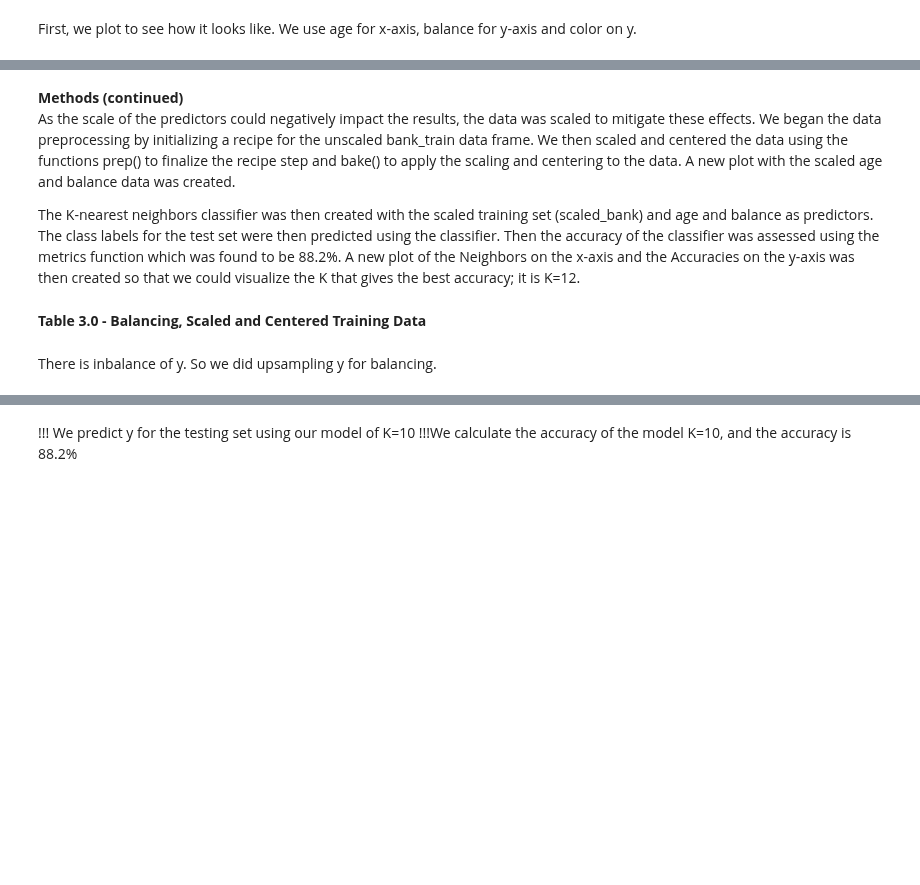
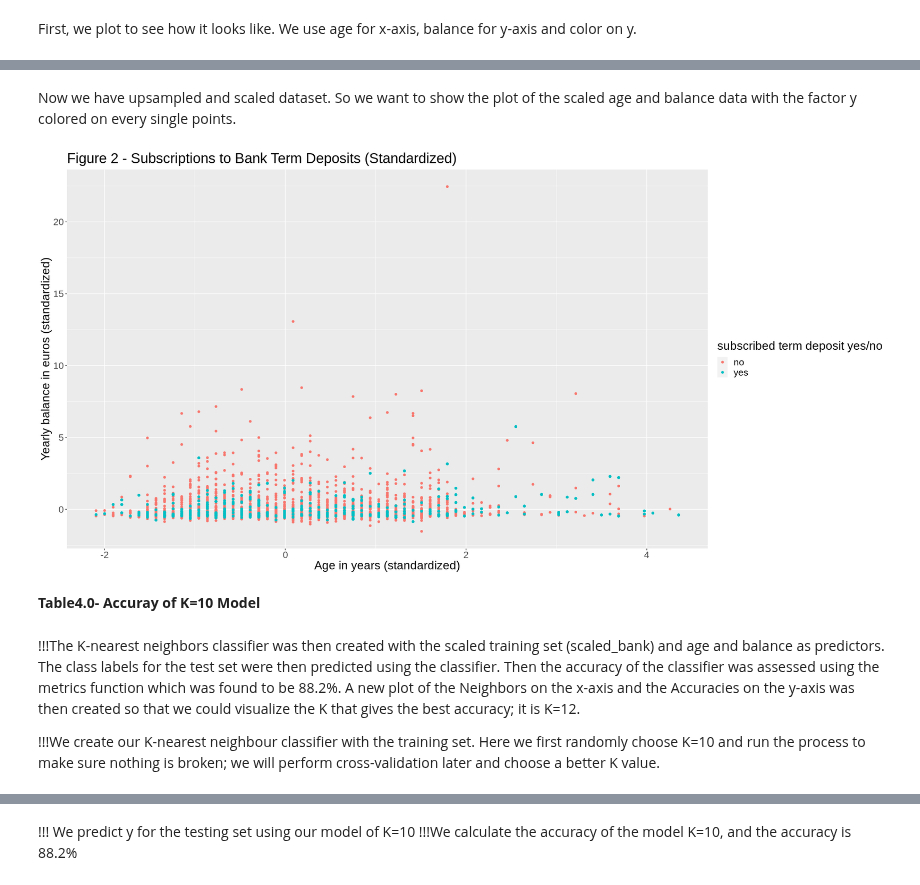
Before and after one commit to Kyungmin725/group34, a Jupyter notebook: group-project34.ipynb, the cells around one changed output, grey strips where cells are left out. Drawn from its saved outputs; the diff is of its cells as text; code cells hidden in the pictures; blank space fills up the shorter version.

Commit message:
edit Table 1.0~3.0
edit Table 1.0~3.0
adjusting after upsampling

```diff
--- a/group-project34.ipynb
+++ b/group-project34.ipynb
@@ -172,9 +270,25 @@ age_vs_balance_plot
+# %% [markdown]
+Now we have upsampled and scaled dataset. So we want to show the plot of the scaled age and balance data with the factor y colored on every single points.
+# %%
+options(repr.plot.width = 20, repr.plot.height = 10)
+
+scaled_age_vs_balance_plot <- bank_train2 %>%
+    ggplot(aes(x = age, y = balance, colour = y)) +
+    geom_point() +
+    labs(x = "Age in years (standardized)", y = "Yearly balance in euros (standardized)",
+        colour = "subscribed term deposit yes/no") +
+    theme(text = element_text(size = 20)) +
+    ggtitle("Figure 2 - Subscriptions to Bank Term Deposits (Standardized)")
+
+scaled_age_vs_balance_plot
+# %% [output]
+[figure, added]
+# %% [markdown]
+**Table4.0- Accuray of K=10 Model**
 # %% [markdown]
-**Methods (continued)**<br/>
-As the scale of the predictors could negatively impact the results, the data was scaled to mitigate these effects. We began the data preprocessing by initializing a recipe for the unscaled bank_train data frame. We then scaled and centered the data using the functions prep() to finalize the recipe step and bake() to apply the scaling and centering to the data. A new plot with the scaled age and balance data was created.
 
-The K-nearest neighbors classifier was then created with the scaled training set (scaled_bank) and age and balance as predictors. The class labels for the test set were then predicted using the classifier. Then the accuracy of the classifier was assessed using the metrics function which was found to be 88.2%. A new plot of the Neighbors on the x-axis and the Accuracies on the y-axis was then created so that we could visualize the K that gives the best accuracy; it is K=12.
+!!!The K-nearest neighbors classifier was then created with the scaled training set (scaled_bank) and age and balance as predictors. The class labels for the test set were then predicted using the classifier. Then the accuracy of the classifier was assessed using the metrics function which was found to be 88.2%. A new plot of the Neighbors on the x-axis and the Accuracies on the y-axis was then created so that we could visualize the K that gives the best accuracy; it is K=12.
+
+
+!!!We create our K-nearest neighbour classifier with the training set.
+Here we first randomly choose K=10 and run the process to make sure nothing is broken; we will perform cross-validation later and choose a better K value.
-# %% [markdown]
-**Table 3.0 - Balancing, Scaled and Centered Training Data**
-# %% [markdown]
-There is inbalance of y. So we did upsampling y for balancing.
```
Also changed, not shown: parts of 21 cells of this notebook.
